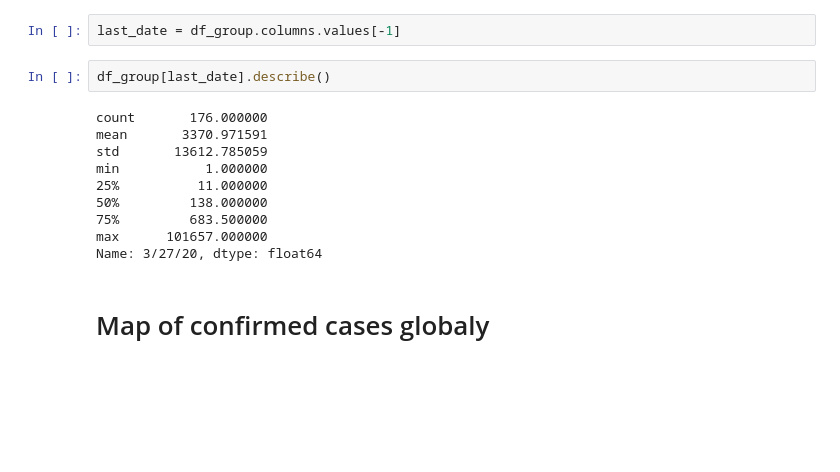
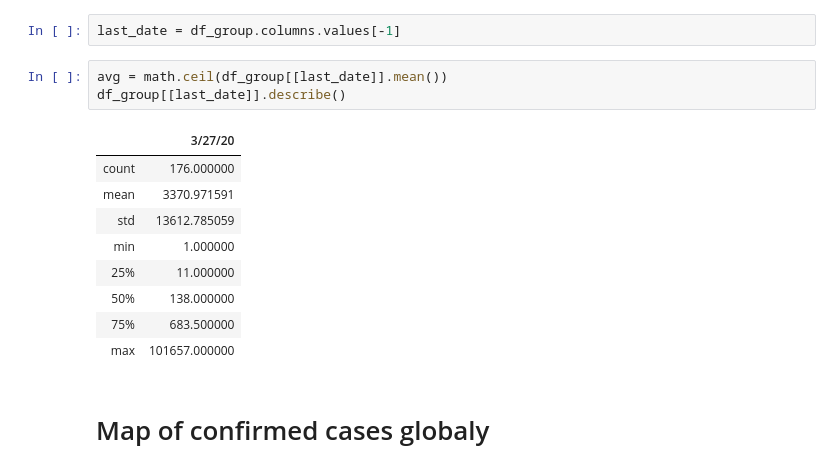
Before and after one commit to Aveek-Saha/CovidAnalysis, a Jupyter notebook: Analysis.ipynb, the cells around one changed output. Cells and saved outputs as stored; diff of their text form; blank space fills up the shorter version.

```diff
--- a/Analysis.ipynb
+++ b/Analysis.ipynb
@@ -33,18 +34,19 @@ df_group.head()
 5 rows × 69 columns
 # %%
 last_date = df_group.columns.values[-1]
-# %%
-df_group[last_date].describe()
-# %% [output]
-count       176.000000
-mean       3370.971591
-std       13612.785059
-min           1.000000
-25%          11.000000
-50%         138.000000
-75%         683.500000
-max      101657.000000
-Name: 3/27/20, dtype: float64
+# %%
+avg = math.ceil(df_group[[last_date]].mean())
+df_group[[last_date]].describe()
+# %% [output]
+|  | 3/27/20 |
+| count | 176.000000 |
+| mean | 3370.971591 |
+| std | 13612.785059 |
+| min | 1.000000 |
+| 25% | 11.000000 |
+| 50% | 138.000000 |
+| 75% | 683.500000 |
+| max | 101657.000000 |
 # %% [markdown]
 # Map of confirmed cases globaly
 # %%
```
Also changed, not shown: parts of 3 cells of this notebook.
